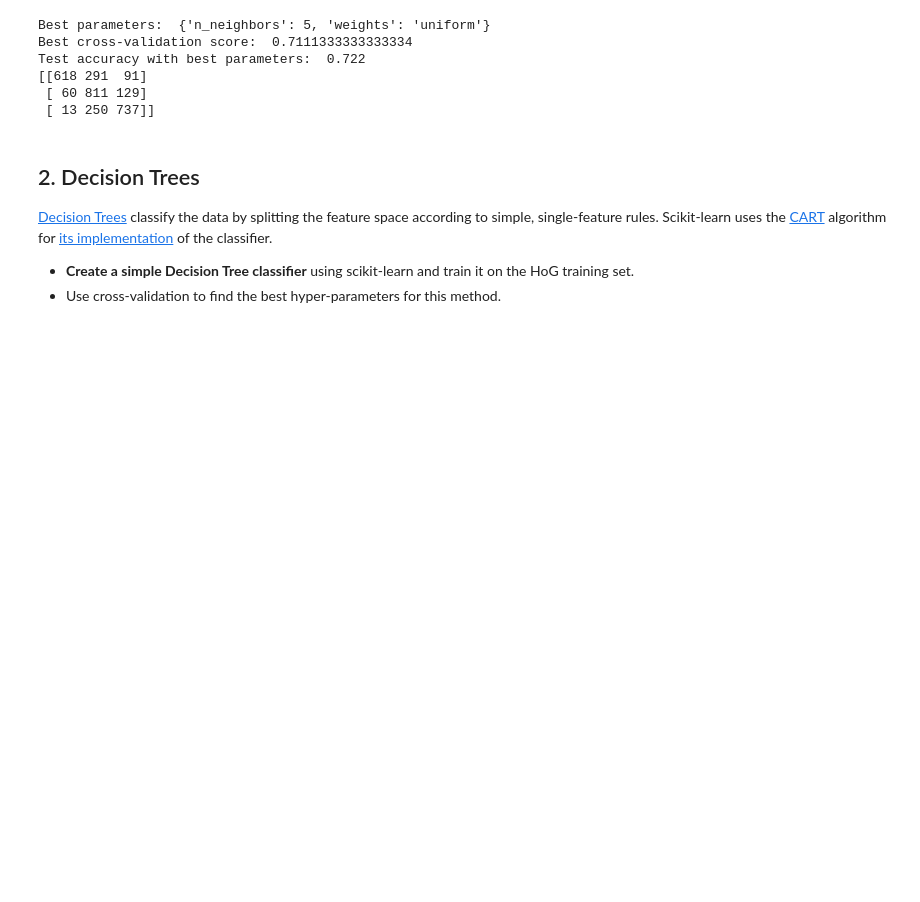
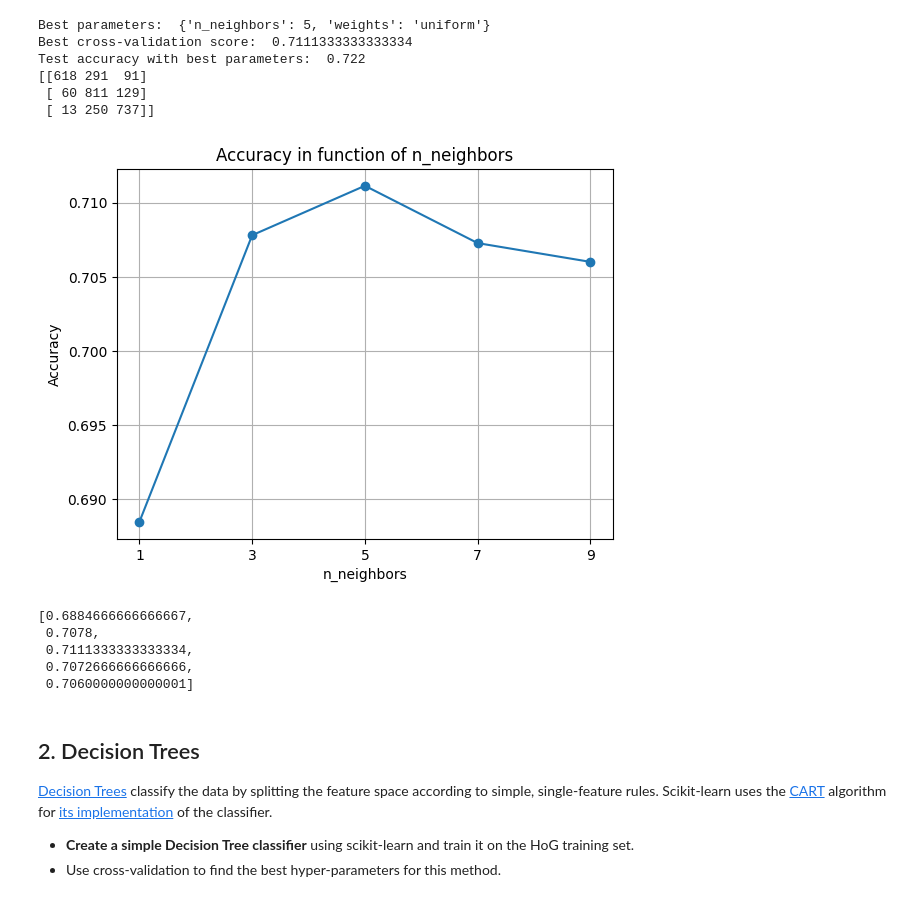
Before and after one commit to Exagor/info-h-501, a Jupyter notebook: docs/LABS/ML1_Nearest_Neighbours_and_Decision_Trees.ipynb, the cells around one changed output. Cells and saved outputs as stored; diff of their text form; code cells hidden in the pictures; blank space fills up the shorter version.

```diff
--- a/docs/LABS/ML1_Nearest_Neighbours_and_Decision_Trees.ipynb
+++ b/docs/LABS/ML1_Nearest_Neighbours_and_Decision_Trees.ipynb
@@ -140,6 +140,24 @@ Test accuracy with best parameters:  0.722
 [[618 291  91]
  [ 60 811 129]
  [ 13 250 737]]
+# %%
+from lab_tools import evaluate_parameter
+
+evaluate_parameter(
+    model_class=KNeighborsClassifier,
+    param_name='n_neighbors',
+    param_range=range(1, 11, 2),
+    X_train=dataset.train['hog'],
+    y_train=dataset.train['labels'],
+    fixed_params={'weights': 'uniform'}
+)
+# %% [output]
+[figure, added]
+[0.6884666666666667,
+ 0.7078,
+ 0.7111333333333334,
+ 0.7072666666666666,
+ 0.7060000000000001]
 # %% [markdown]
 ## 2. Decision Trees
 
```
Also changed, not shown: parts of 6 cells of this notebook, 9 other files.
